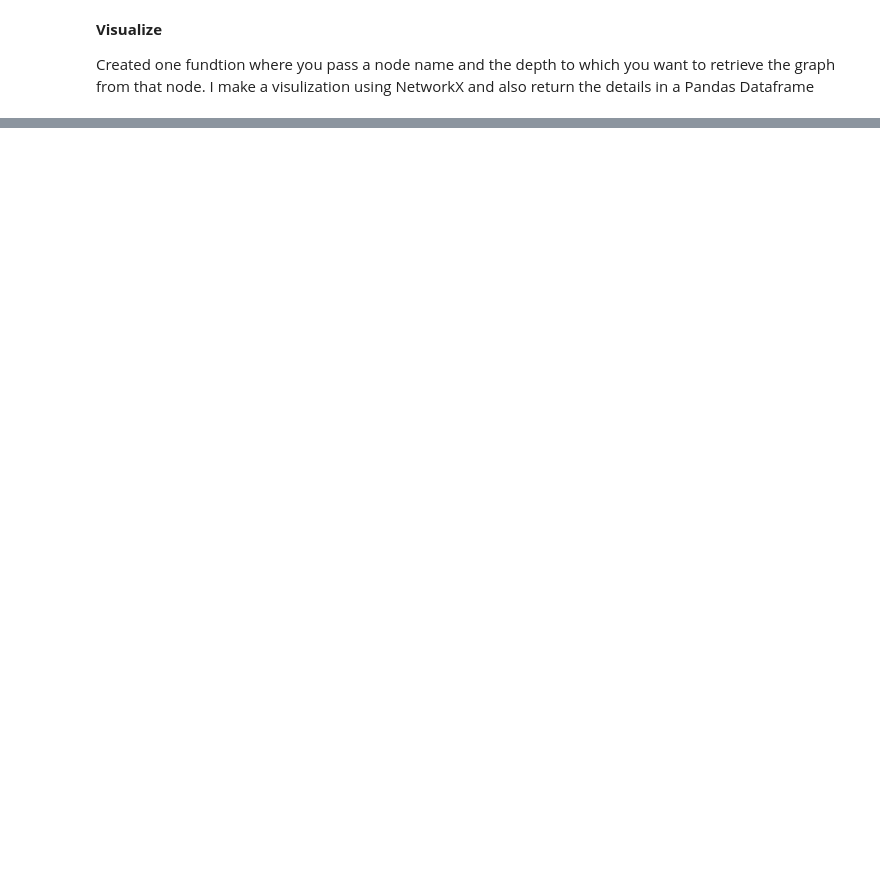
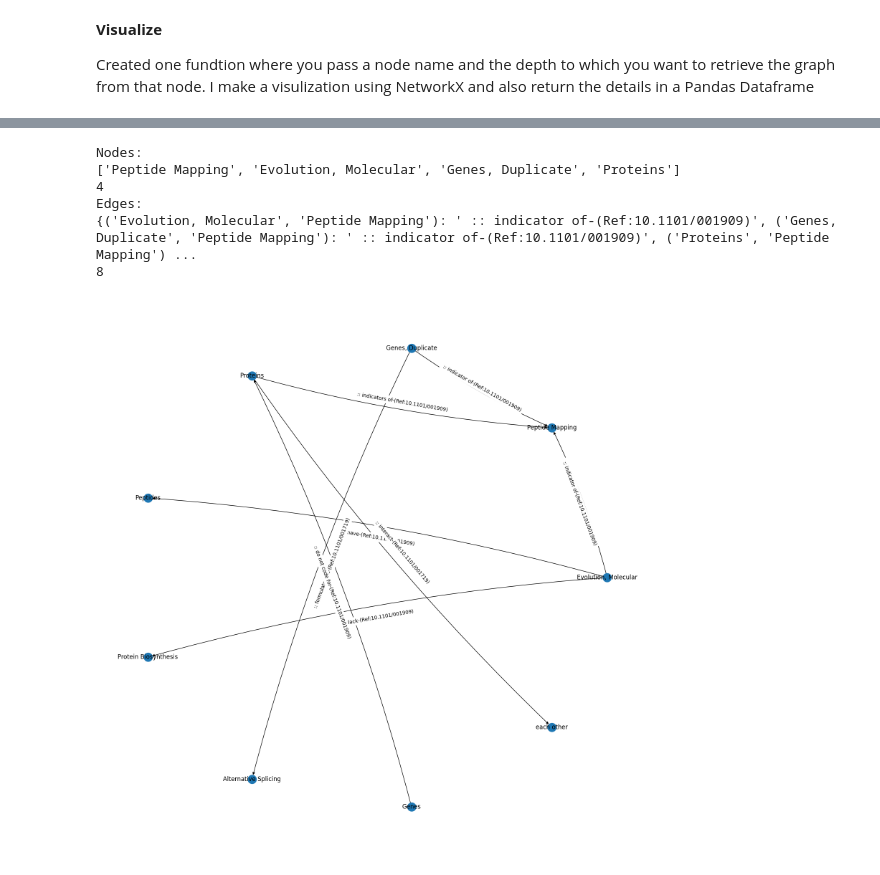
Before and after one commit to vvr-rao/Knowledge-Graph-for-Biomedical-Data, a Jupyter notebook: KG_Scientific_Text.ipynb, the cells around one changed output, grey strips where cells are left out. Cells and saved outputs as stored; diff of their text form; code cells hidden in the pictures; blank space fills up the shorter version.

```diff
--- a/KG_Scientific_Text.ipynb
+++ b/KG_Scientific_Text.ipynb
@@ -543,0 +575,10 @@ Edges:
+# %%
+d3 = drawGraph("Peptide Mapping",2)
+# %% [output]
+Nodes:
+['Peptide Mapping', 'Evolution, Molecular', 'Genes, Duplicate', 'Proteins']
+4
+Edges:
+{('Evolution, Molecular', 'Peptide Mapping'): ' :: indicator of-(Ref:10.1101/001909)', ('Genes, Duplicate', 'Peptide Mapping'): ' :: indicator of-(Ref:10.1101/001909)', ('Proteins', 'Peptide Mapping') ...
+8
+[figure, added]
```
Also changed, not shown: parts of 14 cells of this notebook.
